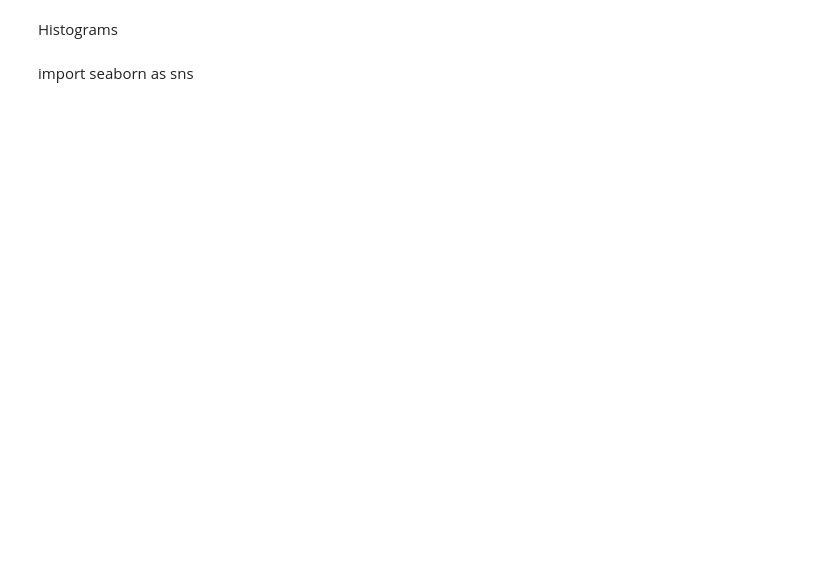
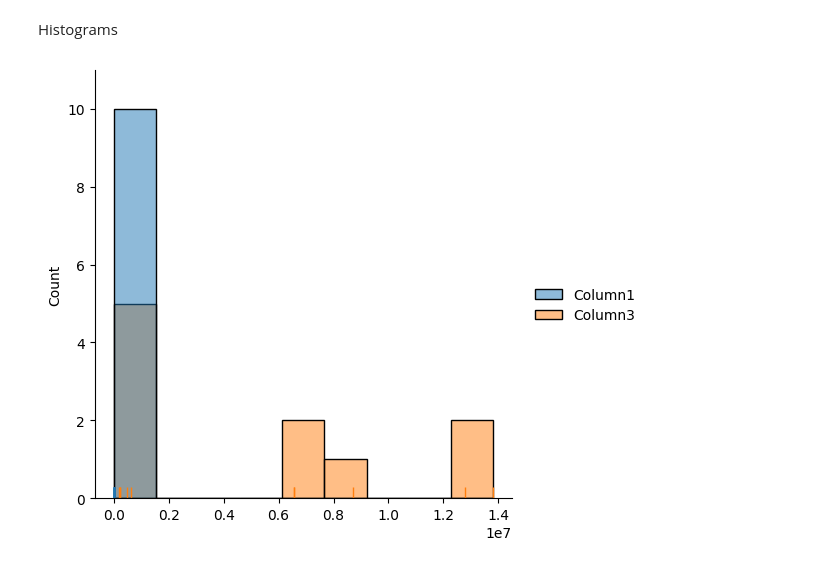
Before and after one commit to MJMRData1Assignment1/Assignment-1, a Jupyter notebook: CheatSheet/Lab01-03.ipynb, the cells around one changed output. Drawn from its saved outputs; the diff is of its cells as text; code cells hidden in the pictures; blank space fills up the shorter version.

```diff
--- a/CheatSheet/Lab01-03.ipynb
+++ b/CheatSheet/Lab01-03.ipynb
@@ -17,8 +16,8 @@ db = pd.read_csv(file)
 #db = pd.read_csv(file, header=1)
 
 #select the specific columns
-db = pd.read_csv(r"C:\Users\Admin\Desktop\Code\lab-02\data\goodreads.csv", header=None, encoding='utf-8',
-                         names=["rating", 'review_count', 'isbn', 'booktype','author_url', 'year', 'genre_urls', 'dir','rating_count', 'name'])
+# db = pd.read_csv(r"C:\Users\Admin\Desktop\Code\lab-02\data\goodreads.csv", header=None, encoding='utf-8',
+                        # names=["rating", 'review_count', 'isbn', 'booktype','author_url', 'year', 'genre_urls', 'dir','rating_count', 'name'])
                         # change the column names
 # %%
 db.head()
@@ -90,0 +82,4 @@ dtypes = df.iloc[:, [0, 1]].dtypes
+# %%
+# change the header name or dtype
+db.rename(columns={'sl__no_': 'Column1', 'state_ut': 'Column2', 'vaccine_doses_supplied':'Column3'}, inplace=True)
+db
@@ -90,0 +98,4 @@ dtypes = df.iloc[:, [0, 1]].dtypes
+# %%
+# select columns
+db = db[['Column1','Column2','Column3']]
+db
@@ -91,7 +114,3 @@ dtypes = df.iloc[:, [0, 1]].dtypes
 # %%
-# change the header name or dtype
-
-
-
 # transform number str to int/float
-db[columns_to_float] = db[columns_to_float].apply(pd.to_numeric, errors='coerce')
+db['Column3'] = db['Column3'].apply(pd.to_numeric, errors='coerce')
@@ -98,4 +153,2 @@ db[columns_to_float] = db[columns_to_float].apply(pd.to_numeric, errors='coerce'
 # %% [markdown]
 Histograms
-# %% [markdown]
-import seaborn as sns
@@ -101,0 +157,5 @@ import seaborn as sns
+# %%
+# Location: Assignment2
+a = sns.displot(db, kde=False, rug=True)
+# %% [output]
+[figure, added]
```
Also changed, not shown: parts of 15 cells of this notebook.
